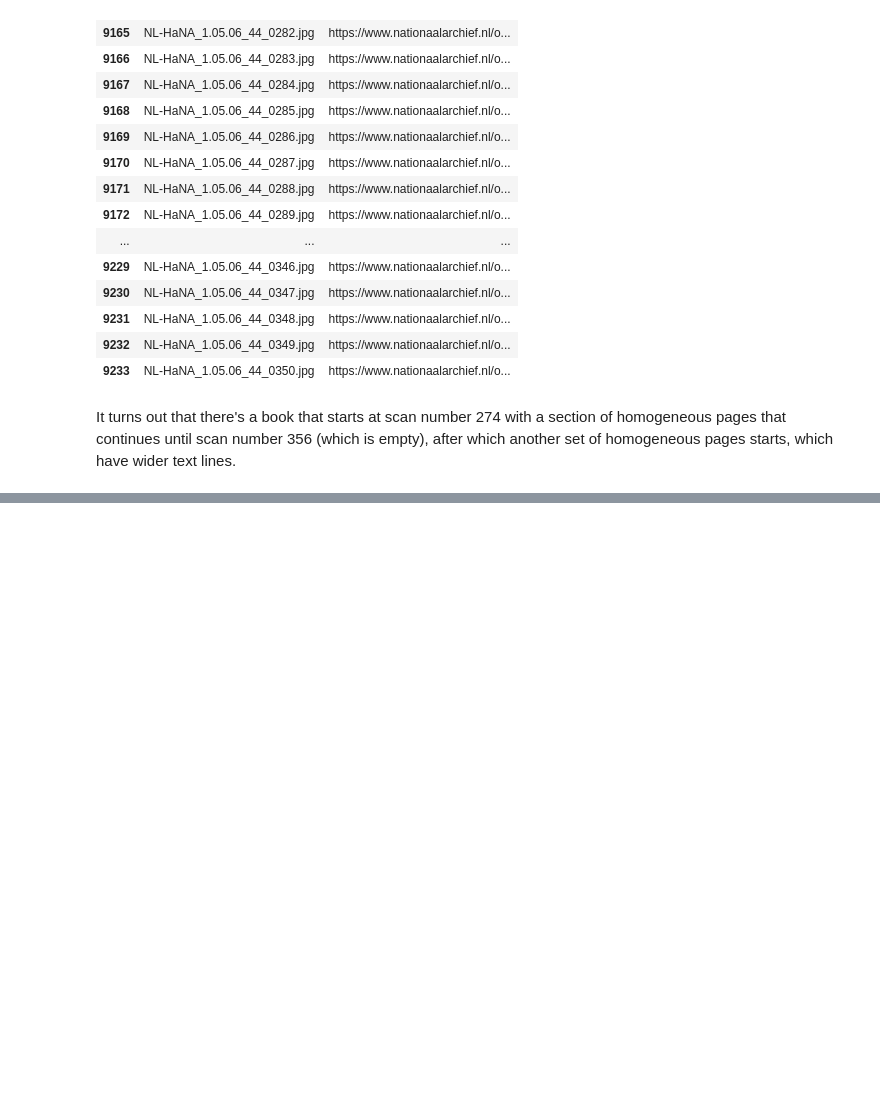
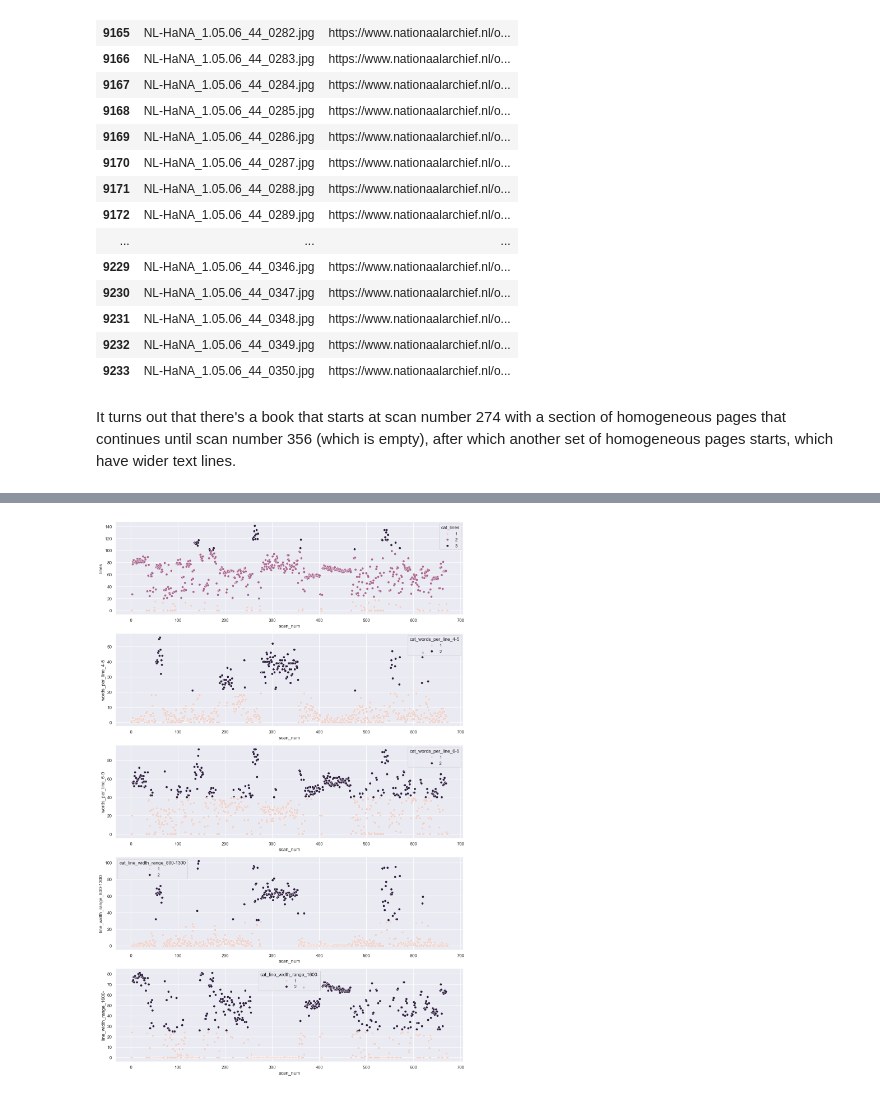
Before and after one commit to knaw-huc/pagexml, a Jupyter notebook: notebooks/Demo-analysing-scan-characteristics-book-sections.ipynb, the cells around one changed output, grey strips where cells are left out. Cells and saved outputs as stored; diff of their text form; code cells hidden in the pictures; blank space fills up the shorter version.

```diff
--- a/notebooks/Demo-analysing-scan-characteristics-book-sections.ipynb
+++ b/notebooks/Demo-analysing-scan-characteristics-book-sections.ipynb
@@ -161,0 +208,24 @@ It turns out that there's a book that starts at scan number 274 with a section o
+# %%
+def classify_scan(var_name, var_value, break_points):
+    if var_name not in break_points:
+        return None
+    num_cats = len(break_points[var_name]) + 1
+    for bpi, bp in enumerate(break_points[var_name]):
+        if var_value < bp:
+            return bpi+1
+    else:
+        return num_cats
+
+
+break_points = {
+    'lines': [20, 100],
+    'words_per_line_4-5': [20],
+    'words_per_line_6-9': [40],
+    'line_width_range_800-1300': [30],
+    'line_width_range_1600-': [25],
+}
+
+bi_modal_cols = ['lines', 'words_per_line_4-5', 'words_per_line_6-9', 'line_width_range_800-1300', 'line_width_range_1600-']
+
+for bm_col in bi_modal_cols:
+    inv_44[f"cat_{bm_col}"] = inv_44[bm_col].apply(lambda x: classify_scan(bm_col, x, break_points))
@@ -161,0 +247,8 @@ It turns out that there's a book that starts at scan number 274 with a section o
+# %%
+fig, ax = plt.subplots(len(bi_modal_cols), 1)
+for bi, bm_col in enumerate(bi_modal_cols):
+    sns.scatterplot(inv_44, x='scan_num', y=bm_col, hue=f"cat_{bm_col}", ax=ax[bi])
+
+fig.set_size_inches(16, len(bi_modal_cols*5))
+# %% [output]
+[figure, added]
```
Also changed, not shown: parts of 18 cells of this notebook, 14 other files.
